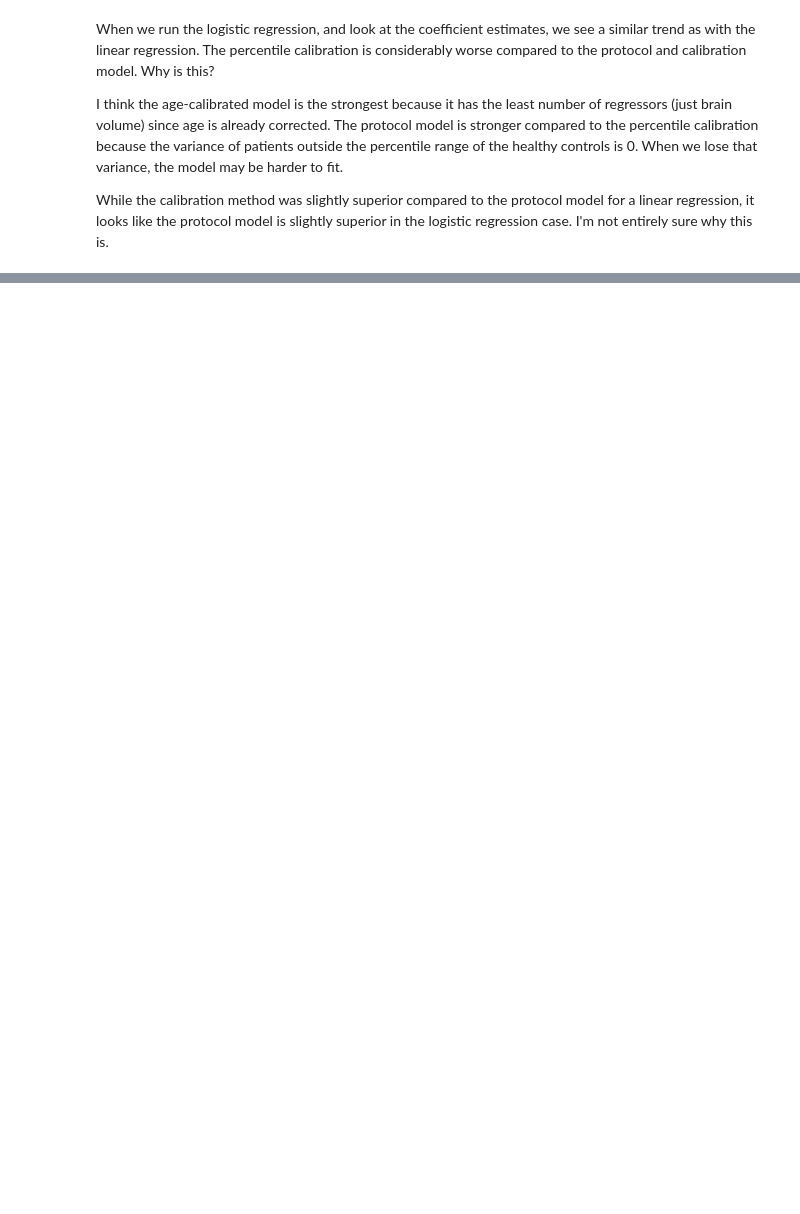
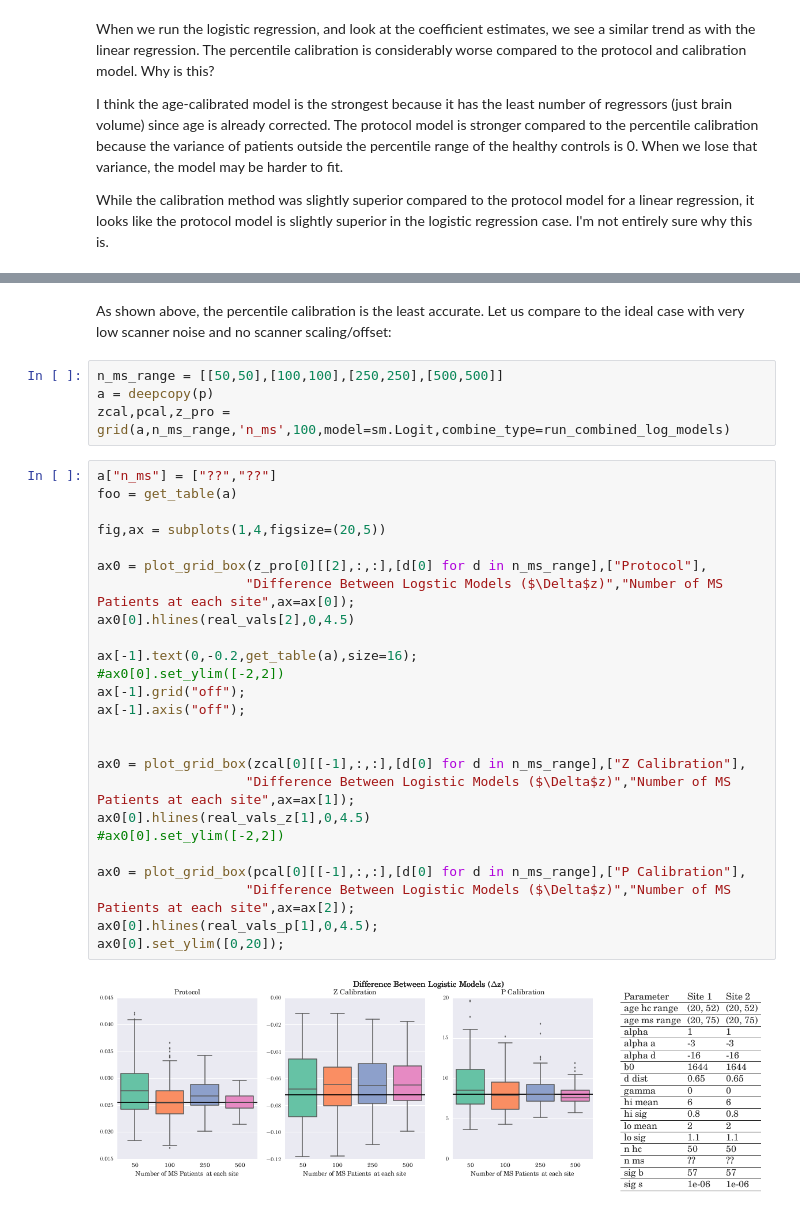
Before and after one commit to akeshavan/bioe_rotation3, a Jupyter notebook: notebooks/Logistic.ipynb, the cells around one changed output, grey strips where cells are left out. Saved outputs shown, nothing was run; the diff lists cells and outputs as text; blank space fills up the shorter version.

```diff
--- a/notebooks/Logistic.ipynb
+++ b/notebooks/Logistic.ipynb
@@ -353,0 +664,33 @@ While the calibration method was slightly superior compared to the protocol mode
+# %% [markdown]
+As shown above, the percentile calibration is the least accurate. Let us compare to the ideal case with very low scanner noise and no scanner scaling/offset:
+# %%
+n_ms_range = [[50,50],[100,100],[250,250],[500,500]]
+a = deepcopy(p)
+zcal,pcal,z_pro = grid(a,n_ms_range,'n_ms',100,model=sm.Logit,combine_type=run_combined_log_models)
+# %%
+a["n_ms"] = ["??","??"]
+foo = get_table(a)
+
+fig,ax = subplots(1,4,figsize=(20,5))
+
+ax0 = plot_grid_box(z_pro[0][[2],:,:],[d[0] for d in n_ms_range],["Protocol"],
+                   "Difference Between Logstic Models ($\Delta$z)","Number of MS Patients at each site",ax=ax[0]);
+ax0[0].hlines(real_vals[2],0,4.5)
+
+ax[-1].text(0,-0.2,get_table(a),size=16);
+#ax0[0].set_ylim([-2,2])
+ax[-1].grid("off");
+ax[-1].axis("off");
+
+
+ax0 = plot_grid_box(zcal[0][[-1],:,:],[d[0] for d in n_ms_range],["Z Calibration"],
+                   "Difference Between Logistic Models ($\Delta$z)","Number of MS Patients at each site",ax=ax[1]);
+ax0[0].hlines(real_vals_z[1],0,4.5)
+#ax0[0].set_ylim([-2,2])
+
+ax0 = plot_grid_box(pcal[0][[-1],:,:],[d[0] for d in n_ms_range],["P Calibration"],
+                   "Difference Between Logistic Models ($\Delta$z)","Number of MS Patients at each site",ax=ax[2]);
+ax0[0].hlines(real_vals_p[1],0,4.5);
+ax0[0].set_ylim([0,20]);
+# %% [output]
+[figure, added]
```
Also changed, not shown: parts of 52 cells of this notebook, 2 other files.
